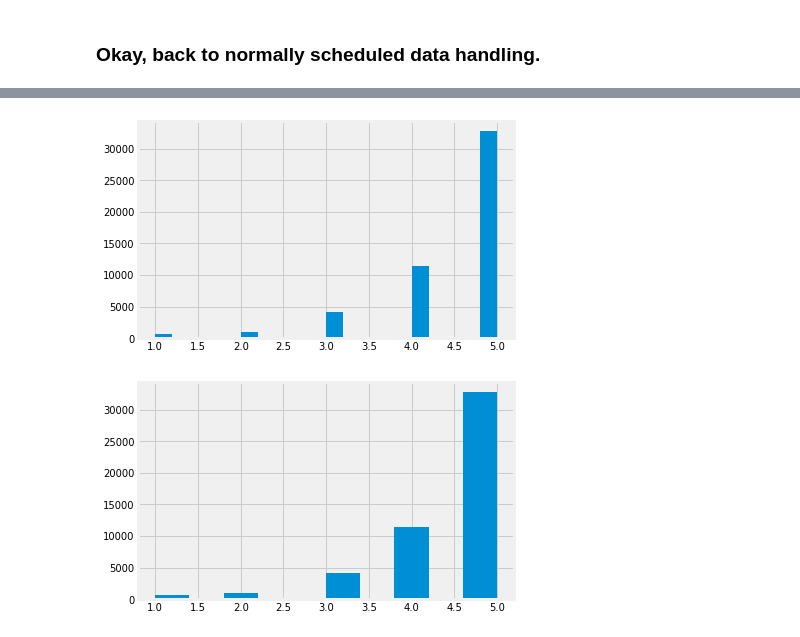
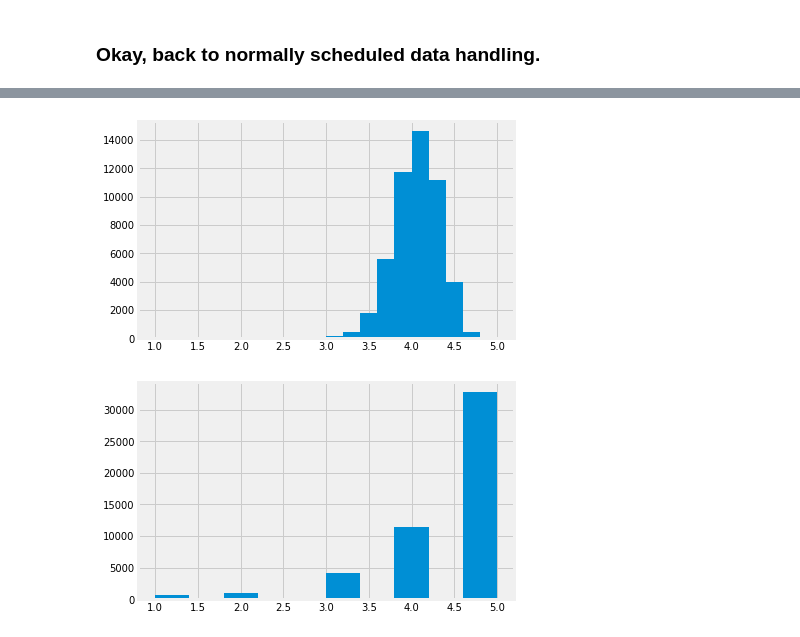
Before and after one commit to RnScully/Books, a Jupyter notebook: Pandas Hypothesis Testing and Graphers.ipynb, the cells around one changed output, grey strips where cells are left out. Drawn from its saved outputs; the diff is of its cells as text; code cells hidden in the pictures.

```diff
--- a/Pandas Hypothesis Testing and Graphers.ipynb
+++ b/Pandas Hypothesis Testing and Graphers.ipynb
@@ -45,8 +54,8 @@ np.save('src/data/datacln.npy', df)
 # %%
-dfwr['user_rating'].hist(bins = 20)
+dfwr['av_rate'].hist(bins = 20)
 plt.show()
 # %% [output]
-[figure, old version]
+[figure, new version]
 # %%
 dfwr['user_rating'].hist()
 plt.show()
```
Also changed, not shown: parts of 5 cells of this notebook, 6 other files.
